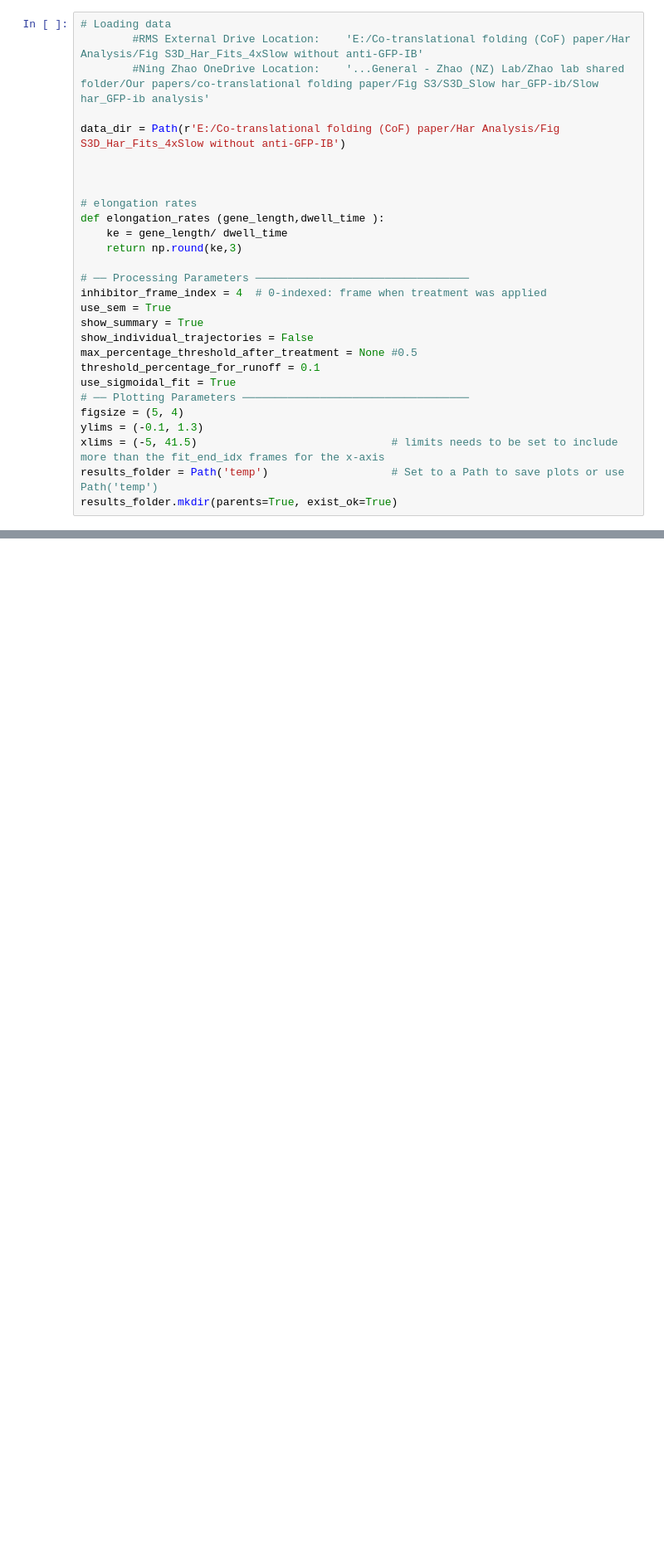
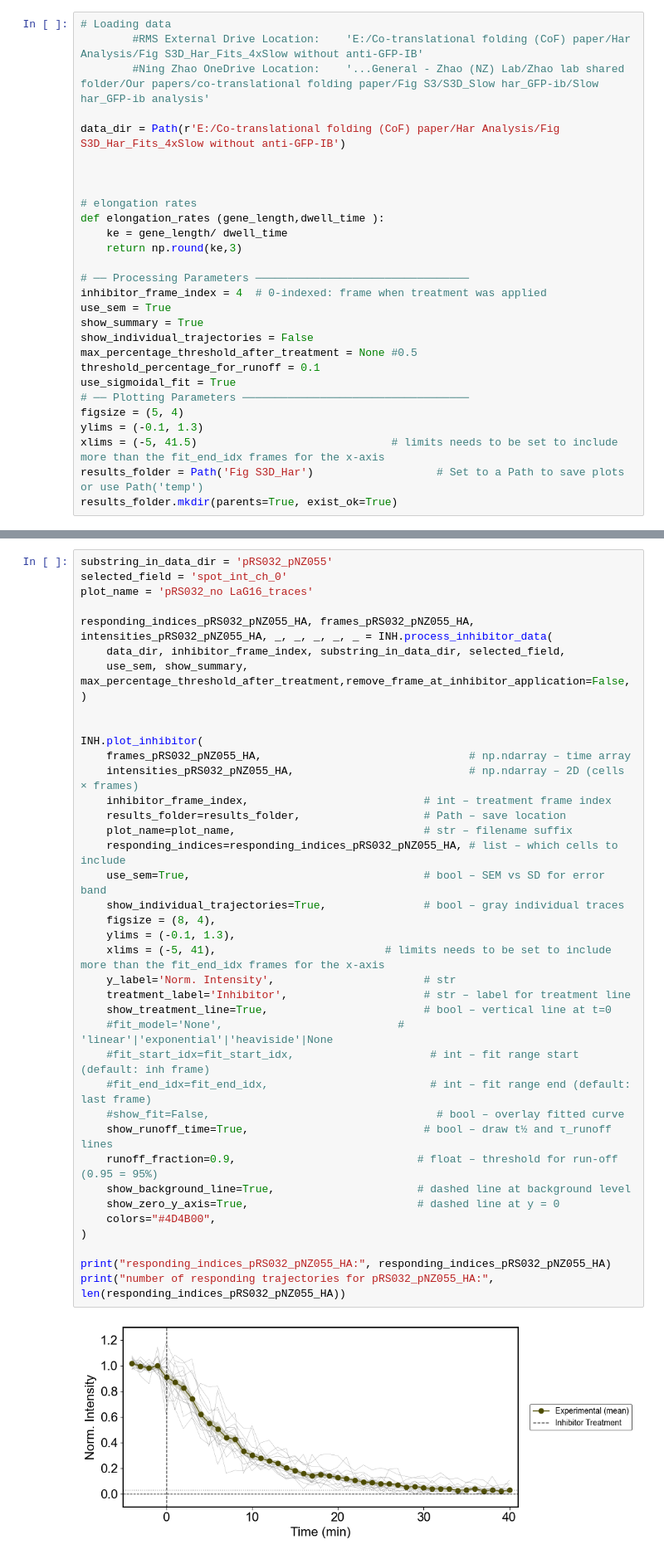
Before and after one commit to ningzhaoAnschutz/cof_paper, a Jupyter notebook: notebooks/Inhibitors/Fig S3D_Har_Fits_4xSlow without anti-GFP-IB.ipynb, the cells around one changed output, grey strips where cells are left out. Shown at 83% size. Drawn from its saved outputs; the diff is of its cells as text; blank space fills up the shorter version.

```diff
--- a/notebooks/Inhibitors/Fig S3D_Har_Fits_4xSlow without anti-GFP-IB.ipynb
+++ b/notebooks/Inhibitors/Fig S3D_Har_Fits_4xSlow without anti-GFP-IB.ipynb
@@ -39,5 +39,5 @@ use_sigmoidal_fit = True
 figsize = (5, 4)
 ylims = (-0.1, 1.3)
 xlims = (-5, 41.5)                              # limits needs to be set to include more than the fit_end_idx frames for the x-axis
-results_folder = Path('temp')                   # Set to a Path to save plots or use Path('temp')
+results_folder = Path('Fig S3D_Har')                   # Set to a Path to save plots or use Path('temp')
 results_folder.mkdir(parents=True, exist_ok=True)
@@ -85,0 +47,41 @@ print("number of responding trajectories for pRS027_057_pNZ055:", len(responding
+# %%
+substring_in_data_dir = 'pRS032_pNZ055'
+selected_field = 'spot_int_ch_0'
+plot_name = 'pRS032_no LaG16_traces'
+
+responding_indices_pRS032_pNZ055_HA, frames_pRS032_pNZ055_HA, intensities_pRS032_pNZ055_HA, _, _, _, _, _ = INH.process_inhibitor_data(
+    data_dir, inhibitor_frame_index, substring_in_data_dir, selected_field,
+    use_sem, show_summary, max_percentage_threshold_after_treatment,remove_frame_at_inhibitor_application=False,
+)
+
+
+INH.plot_inhibitor(
+    frames_pRS032_pNZ055_HA,                                # np.ndarray – time array
+    intensities_pRS032_pNZ055_HA,                           # np.ndarray – 2D (cells × frames)
+    inhibitor_frame_index,                           # int – treatment frame index
+    results_folder=results_folder,                   # Path – save location
+    plot_name=plot_name,                             # str – filename suffix
+    responding_indices=responding_indices_pRS032_pNZ055_HA, # list – which cells to include
+    use_sem=True,                                    # bool – SEM vs SD for error band
+    show_individual_trajectories=True,               # bool – gray individual traces
+    figsize = (8, 4),
+    ylims = (-0.1, 1.3),
+    xlims = (-5, 41),                          # limits needs to be set to include more than the fit_end_idx frames for the x-axis
+    y_label='Norm. Intensity',                       # str
+    treatment_label='Inhibitor',                     # str – label for treatment line
+    show_treatment_line=True,                        # bool – vertical line at t=0
+    #fit_model='None',                           # 'linear'|'exponential'|'heaviside'|None
+    #fit_start_idx=fit_start_idx,                     # int – fit range start (default: inh frame)
+    #fit_end_idx=fit_end_idx,                         # int – fit range end (default: last frame)
+    #show_fit=False,                                   # bool – overlay fitted curve
+    show_runoff_time=True,                           # bool – draw t½ and τ_runoff lines
+    runoff_fraction=0.9,                            # float – threshold for run-off (0.95 = 95%)
+    show_background_line=True,                      # dashed line at background level
+    show_zero_y_axis=True,                          # dashed line at y = 0
+    colors="#4D4B00",
+)
+
+print("responding_indices_pRS032_pNZ055_HA:", responding_indices_pRS032_pNZ055_HA)
+print("number of responding trajectories for pRS032_pNZ055_HA:", len(responding_indices_pRS032_pNZ055_HA))
+# %% [output]
+[figure, added]
```
Also changed, not shown: parts of 7 cells of this notebook, 7 other files.
